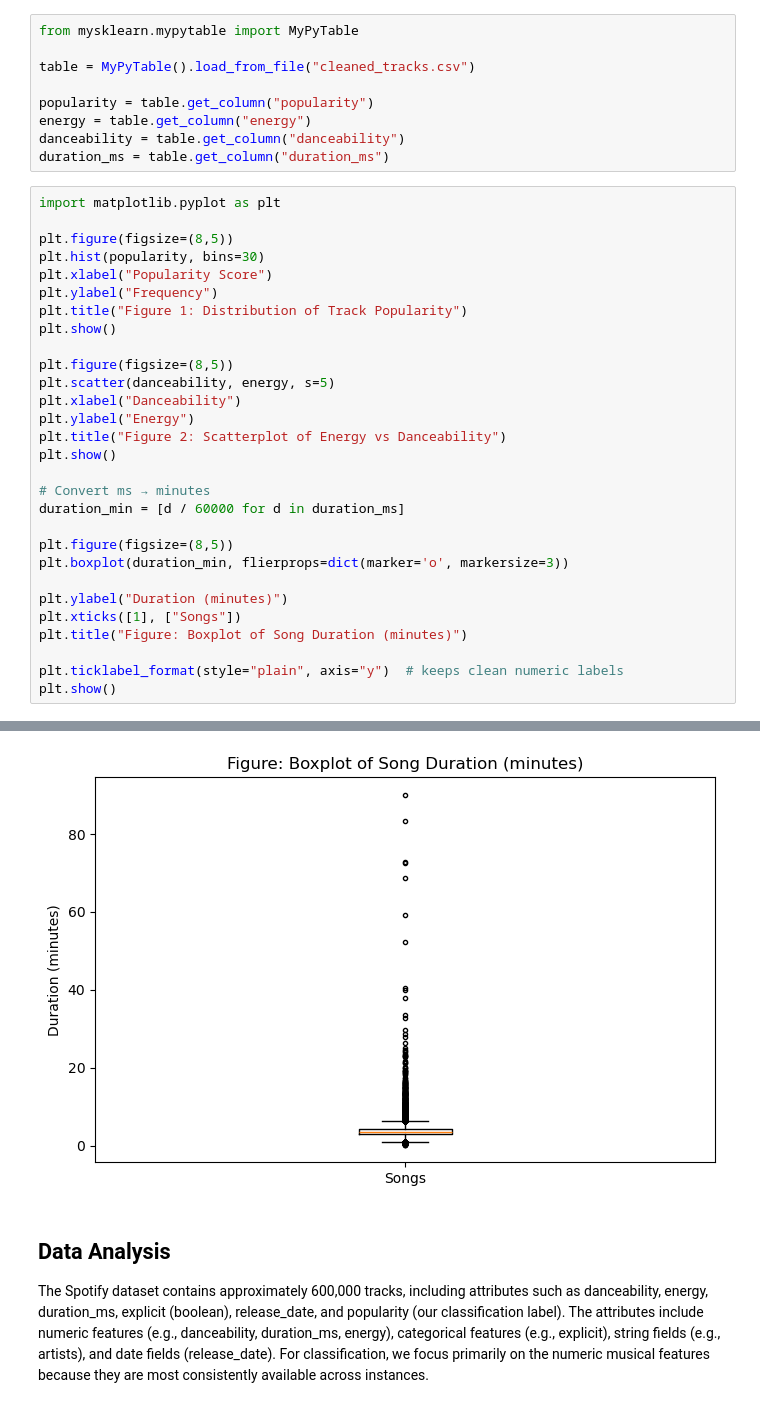
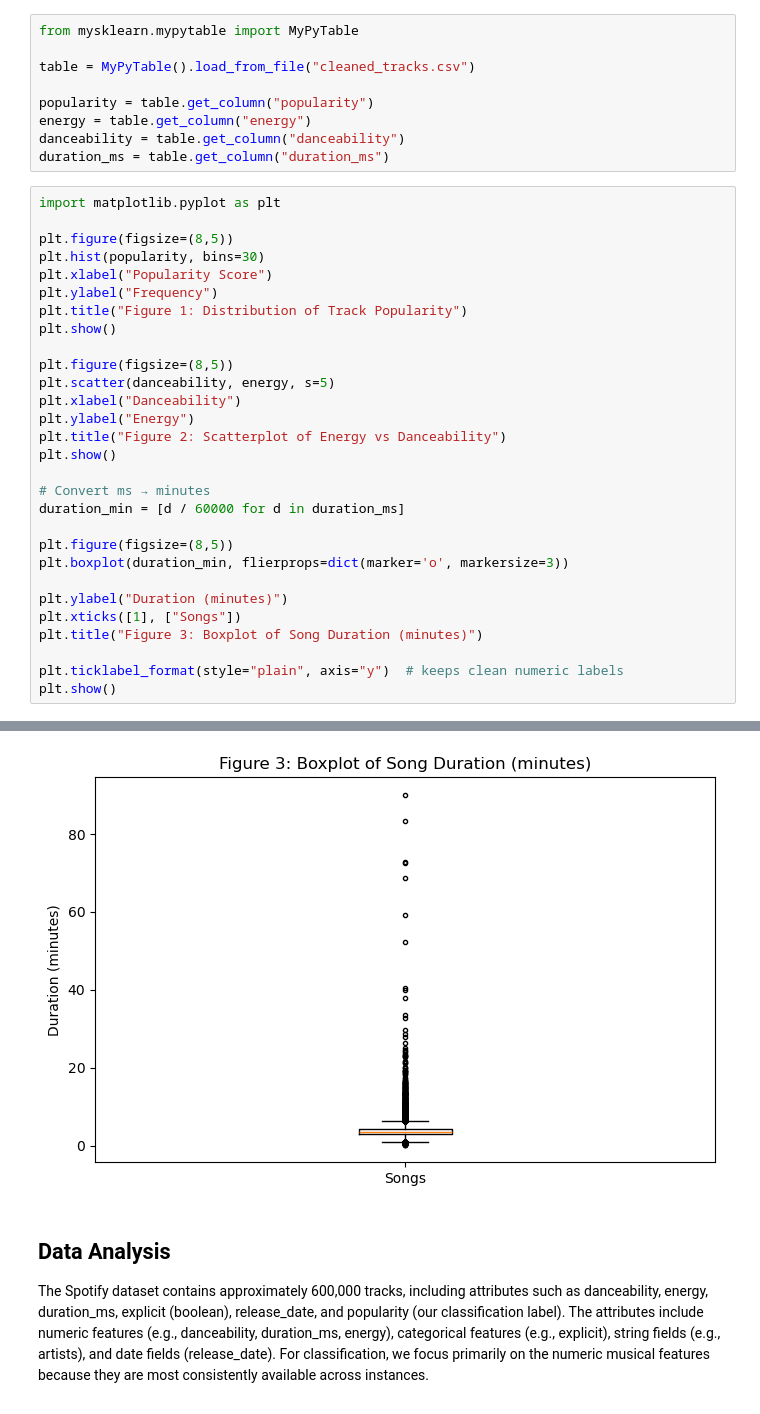
Before and after one commit to Darrell-10/Spotify-Classification---Data-Science-Algorithms, a Jupyter notebook: TechnicalReport.ipynb, the cells around one changed output, grey strips where cells are left out. Saved outputs shown, nothing was run; the diff lists cells and outputs as text.

```diff
--- a/TechnicalReport.ipynb
+++ b/TechnicalReport.ipynb
@@ -22,35 +22,35 @@ duration_ms = table.get_column("duration_ms")
 import matplotlib.pyplot as plt
 
 plt.figure(figsize=(8,5))
 plt.hist(popularity, bins=30)
 plt.xlabel("Popularity Score")
 plt.ylabel("Frequency")
 plt.title("Figure 1: Distribution of Track Popularity")
 plt.show()
 
 plt.figure(figsize=(8,5))
 plt.scatter(danceability, energy, s=5)
 plt.xlabel("Danceability")
 plt.ylabel("Energy")
 plt.title("Figure 2: Scatterplot of Energy vs Danceability")
 plt.show()
 
 # Convert ms → minutes
 duration_min = [d / 60000 for d in duration_ms]
 
 plt.figure(figsize=(8,5))
 plt.boxplot(duration_min, flierprops=dict(marker='o', markersize=3))
 
 plt.ylabel("Duration (minutes)")
 plt.xticks([1], ["Songs"])
-plt.title("Figure: Boxplot of Song Duration (minutes)")
+plt.title("Figure 3: Boxplot of Song Duration (minutes)")
 
 plt.ticklabel_format(style="plain", axis="y")  # keeps clean numeric labels
 plt.show()
 # %% [output]
 [figure]
 [figure]
-[figure, old version]
+[figure, new version]
 # %% [markdown]
 ## Data Analysis
 
```
Also changed, not shown: parts of 2 cells of this notebook.
